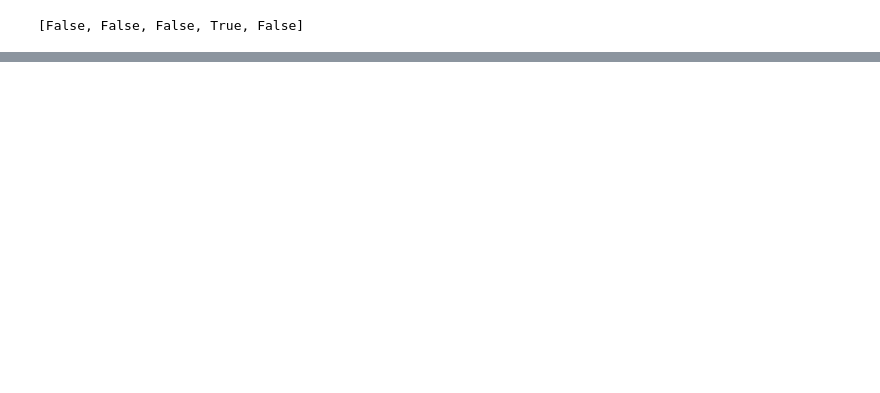
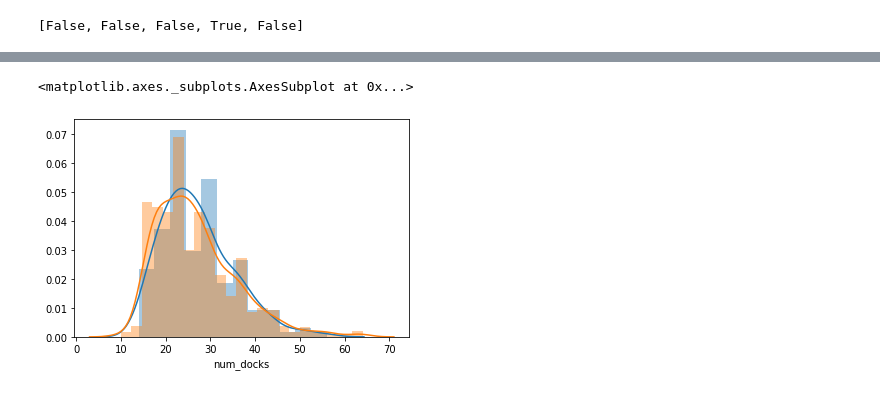
Before and after one commit to MHannan94/mod3_project, a Jupyter notebook: mo.ipynb, the cells around one changed output, grey strips where cells are left out. Saved outputs shown, nothing was run; the diff lists cells and outputs as text; code cells hidden in the pictures; blank space fills up the shorter version.

Commit message:
plot functions

```diff
--- a/mo.ipynb
+++ b/mo.ipynb
@@ -239,0 +239,2 @@ bikes_df.head()
+# %%
+bikes_df['num_faulty'] = bikes_df.num_docks - (bikes_df.num_empty + bikes_df.num_bikes)
@@ -239,0 +264,6 @@ bikes_df.head()
+# %%
+sns.distplot(bikes_df[bikes_df['high_pop'] == True].num_docks)
+sns.distplot(bikes_df.num_docks)
+# %% [output]
+<matplotlib.axes._subplots.AxesSubplot at 0x...>
+[figure, added]
```
Also changed, not shown: parts of 20 cells of this notebook.
